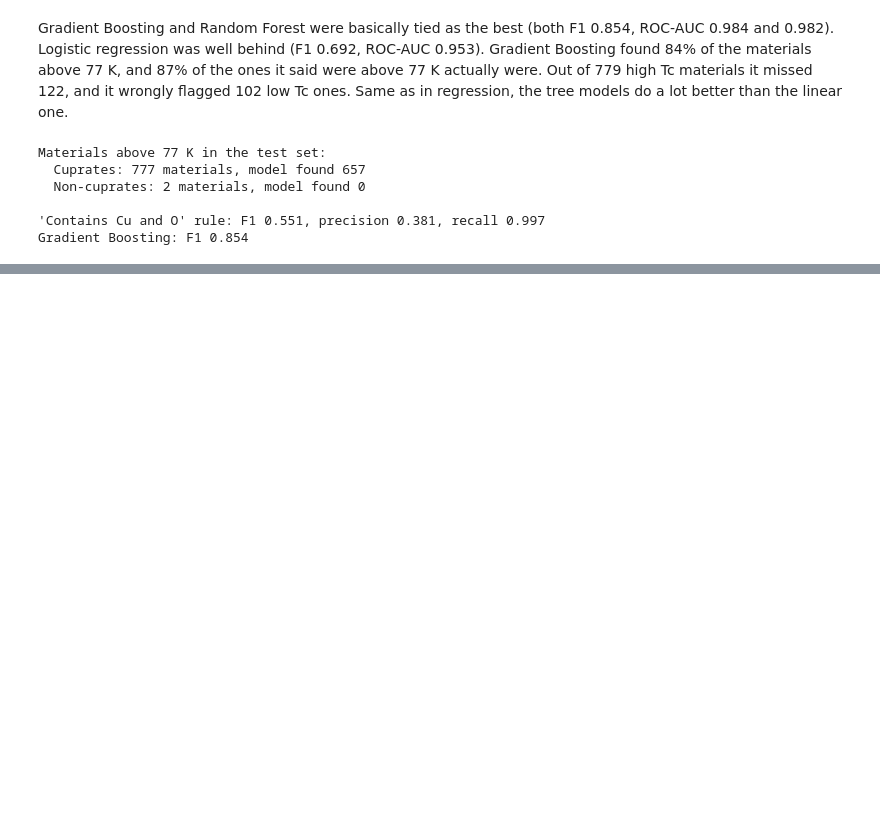
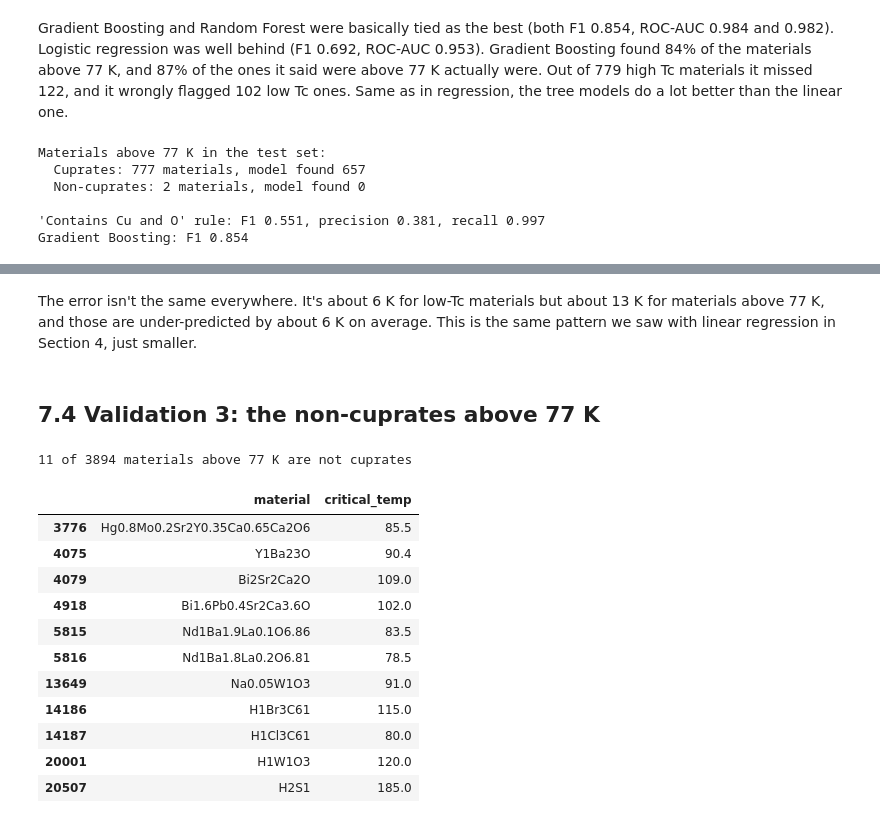
Before and after one commit to SeanCross65/Data-Analytics-Data-Mining, a Jupyter notebook: SuperConductivity.ipynb, the cells around one changed output, grey strips where cells are left out. Cells and saved outputs as stored; diff of their text form; code cells hidden in the pictures; blank space fills up the shorter version.

Commit message:
Section 7, validations
previous section 7 was basically just a long conclusion

```diff
--- a/SuperConductivity.ipynb
+++ b/SuperConductivity.ipynb
@@ -1019,0 +757,22 @@ https://doi.org/10.1038/nature14165
+# %% [markdown]
+The error isn't the same everywhere. It's about 6 K for low-Tc materials but about 13 K for materials above 77 K, and those are under-predicted by about 6 K on average. This is the same pattern we saw with linear regression in Section 4, just smaller.
+# %% [markdown]
+## 7.4 Validation 3: the non-cuprates above 77 K
+# %%
+odd = um.loc[(Y > 77) & ~cuprate, ["material", "critical_temp"]]
+print(f"{len(odd)} of {(Y > 77).sum()} materials above 77 K are not cuprates")
+odd
+# %% [output]
+11 of 3894 materials above 77 K are not cuprates
+|  | material | critical_temp |
+| 3776 | Hg0.8Mo0.2Sr2Y0.35Ca0.65Ca2O6 | 85.5 |
+| 4075 | Y1Ba23O | 90.4 |
+| 4079 | Bi2Sr2Ca2O | 109.0 |
+| 4918 | Bi1.6Pb0.4Sr2Ca3.6O | 102.0 |
+| 5815 | Nd1Ba1.9La0.1O6.86 | 83.5 |
+| 5816 | Nd1Ba1.8La0.2O6.81 | 78.5 |
+| 13649 | Na0.05W1O3 | 91.0 |
+| 14186 | H1Br3C61 | 115.0 |
+| 14187 | H1Cl3C61 | 80.0 |
+| 20001 | H1W1O3 | 120.0 |
+| 20507 | H2S1 | 185.0 |
```
Also changed, not shown: parts of 15 cells of this notebook.
